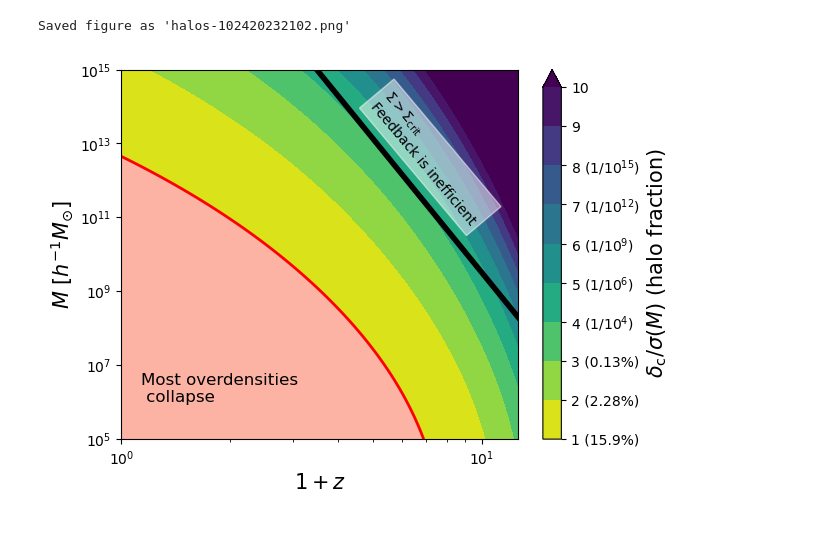
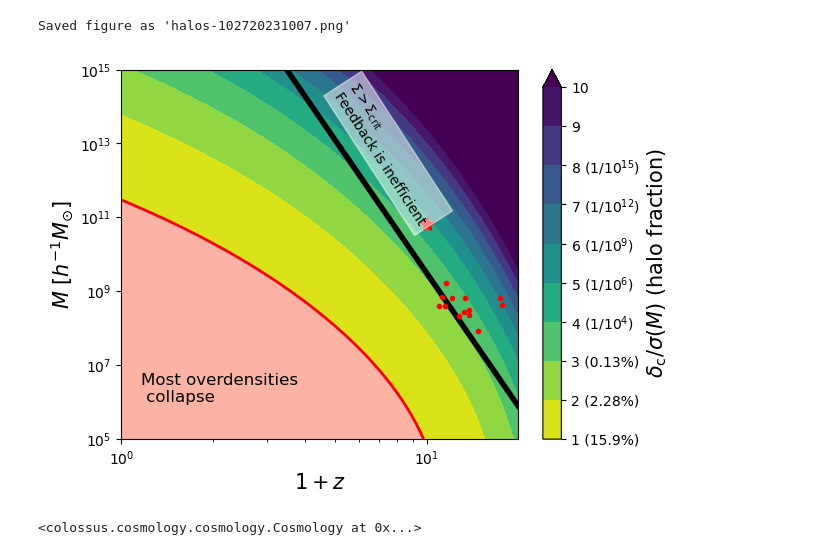
Before and after one commit to zandalman/RAMSES-analysis, a Jupyter notebook: analytic.ipynb, the cells around one changed output. Saved outputs shown, nothing was run; the diff lists cells and outputs as text; code cells hidden in the pictures.

```diff
--- a/analytic.ipynb
+++ b/analytic.ipynb
@@ -19,41 +19,77 @@ def calc_M_halo_crit(z, Sigma_crit=3e3*const.M_sol/const.pc**2, gal_to_halo=0.1)
     dm_to_b = (cosmo.Om0 - cosmo.Ob0) / cosmo.Ob0
     M_halo_crit = (Sigma_crit_comoving * np.pi * R_gal**2 * dm_to_b)**3
     return M_halo_crit
+# %%
+# Melia+2023 (https://arxiv.org/pdf/2302.10103.pdf)
+
+JWST_names = [
+    "S5-z17-1",
+    "CEERS-93316",
+    "S5-z12-1",
+    "WHL0137-5021",
+    "WHL0137-5124",
+    "GLASS-z13",
+    "GLASS-z12-1",
+    "Maisie’s Galaxy",
+    "GN-z11",
+    "GLASS-z11",
+    "WHL0137-3407",
+    "WHL0137-5347",
+    "WHL0137-5330"
+]
+
+JWST_z = np.array([16.66, 16.4, 13.72, 12.8, 12.8, 12.4, 12.22, 11.8, 11.09, 10.6, 10.5, 10.2, 10.0])
+JWST_zp = np.array([1.86, 0.1, 0.86, 1.1, 1.9, 0, 0.04, 0.2, 0.08, 0, 1.0, 0.9, 1.1])
+JWST_zm = np.array([0.34, 0.1, 1.92, 12.5, 12.4, 0, 0.11, 0.3, 0.12, 0, 10.5, 9.7, 7.9])
+
+JWST_logM = np.array([8.8, 9.0, 8.1, 8.53, 8.65, 9.0, 8.6, 8.5, 9.0, 9.4, 8.78, 9.01, 8.77])
+JWST_logMp = np.array([0.8, 0.4, 1.3, 0.18, 0.20, 0.3, 0.8, 0.29, 0, 0, 0.17, 0.21, 0.15])
+JWST_logMm = np.array([0.5, 0.5, 0.3, 0.32, 0.30, 0.4, 0.4, 0.44, 0, 0, 0.33, 0.37, 0.26])
+
+JWST_M = 10**JWST_logM
+JWST_Mp = 10**(JWST_logM + JWST_logMp) - JWST_M
+JWST_Mm = JWST_M - 10**(JWST_logM - JWST_logMm)
 # %%
-zp1 = np.logspace(0, 1.1, 300)
+zp1 = np.logspace(0, 1.3, 300)
 M = np.logspace(5, 15, 300)
 z_grid, M_grid = np.meshgrid(zp1 - 1, M, indexing='ij')
 nu = peaks.peakHeight(M_grid, z_grid)
 
 im = plt.contourf(zp1, M, nu, levels=np.arange(1, 11, 1), cmap='viridis_r', extend='max')
 plt.contour(zp1, M, nu, levels=[1], colors='red', linewidths=2)
 plt.contourf(zp1, M, nu, levels=np.arange(0, 2, 1), cmap='Reds', alpha=0.5)
 plt.annotate("Most overdensities\n collapse", xy=(0.05, 0.1), xycoords='axes fraction', fontsize=12)
 
 M_halo_crit = calc_M_halo_crit(zp1 - 1) / (const.M_sol / cosmo.h)
 plt.plot(zp1, M_halo_crit, color='black', lw=4)
-#plt.fill_between(zp1, M_halo_crit, np.full_like(M_halo_crit, 1e15), color='white', alpha=0.3)
-plt.annotate(r"$\Sigma > \Sigma_{\rm crit}$" + "\n" + "Feedback is inefficient", xy=(0.62, 0.58), xycoords='axes fraction', rotation=-50, backgroundcolor=(1, 1, 1, 0.5))
+plt.annotate(r"$\Sigma > \Sigma_{\rm crit}$" + "\n" + "Feedback is inefficient", xy=(0.53, 0.58), xycoords='axes fraction', rotation=-57, backgroundcolor=(1, 1, 1, 0.5))
+
+plt.errorbar(JWST_z + 1, JWST_M * cosmo.h, marker='.', linestyle='', color='red')
+plt.plot(10, 1e11 * cosmo.h, marker='*', color='red', ms=10)
 
 sigma_frac = (1 - erf(np.arange(1, 11)/np.sqrt(2))) / 2
 tick_labels = ["1 (15.9%)", "2 (2.28%)", "3 (0.13%)", r"4 (1/$10^4$)", r"5 (1/$10^6$)", r"6 (1/$10^9$)", r"7 (1/$10^{12}$)", r"8 (1/$10^{15}$)", "9", "10"]
 
 cbar = plt.colorbar(im, ticks=np.arange(1, 11))
 cbar.ax.set_yticklabels(tick_labels)
 cbar.set_label(label=r'$\delta_{\rm c} / \sigma(M)$ (halo fraction)', size=15)
 
 plt.xscale('log')
 plt.yscale('log')
 
-plt.xlim(10**0, 10**1.1)
+plt.xlim(10**0, 10**1.3)
 plt.ylim(1e5,1e15)
 
 plt.xlabel(r'$1 + z$', fontsize=15)
 plt.ylabel(r'$M$ [$h^{-1} M_{\odot}$]', fontsize=15)
 
 #plt.plot(10, 1e11 * cosmo.h, 'o', color='red')
 
 save_fig("halos")
 # %% [output]
-Saved figure as 'halos-102420232102.png'
+Saved figure as 'halos-102720231007.png'
-[figure, old version]
+[figure, new version]
+# %%
+cosmo
+# %% [output]
+<colossus.cosmology.cosmology.Cosmology at 0x...>
```
Also changed, not shown: 3 other files.
